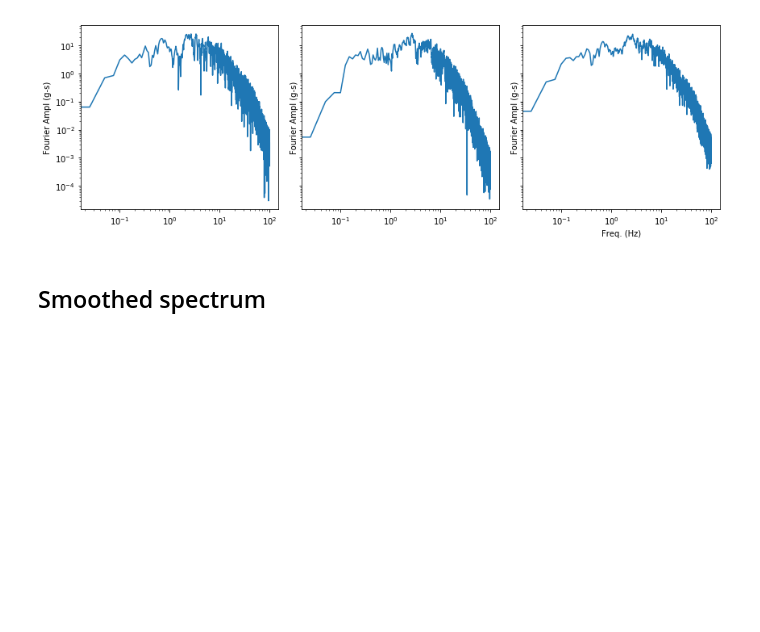
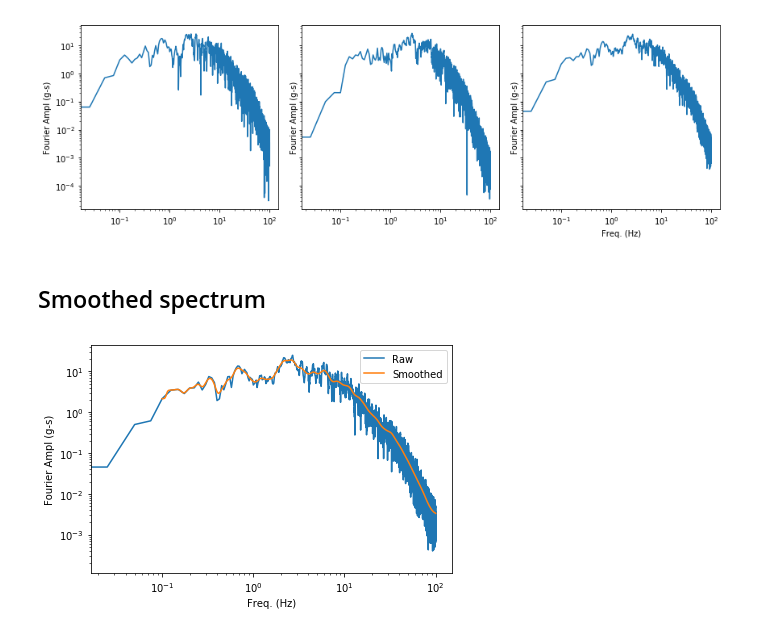
Before and after one commit to noah-de/NEES, a Jupyter notebook: effective_amp_spectrum.ipynb, the cells around one changed output. Drawn from its saved outputs; the diff is of its cells as text; code cells hidden in the pictures; blank space fills up the shorter version.

Commit message:
Using konno_omachi_smooth requires floating point division from __future__

```diff
--- a/effective_amp_spectrum.ipynb
+++ b/effective_amp_spectrum.ipynb
@@ -88,21 +95,37 @@ def konno_omachi_smooth(freqs, amps, bandwidth, fc):
             window = 1.
         elif (abs(freq - 0) < 1E-6) or (abs(fc - 0) < 1E-6):
             window = 0
-        elif (freq / fc) > max_ratio or (fc / freq) > max_ratio:
+        elif (freq / float(fc)) > max_ratio or (fc / float(freq)) > max_ratio:
             continue
         else:
-            x = bandwidth * np.log10(freq / fc)
-            window = (np.sin(x) / x) ** 4
+            x = bandwidth * np.log10(freq / float(fc))
+            window = (np.sin(x) / float(x)) ** 4
 
         total += window * amps[i]
         window_total += window
 
-    return total / window_total
+    return total / float(window_total)
 # %%
 ko_bandwidth = 30
 freqs_interp = np.logspace(-1, 2, num=301)
-# list comprehension from python 3 needs to be made to work in python 2
-#smoothed = np.array([
-#    konno_omachi_smooth(freqs, effect_amps, ko_bandwidth, fc)
-#    for fc in freqs_interp
-#])
+
+# Floating point division (from Python 3) is needed to run konno_omachi_smooth
+smoothed = np.array([
+    konno_omachi_smooth(freqs, effect_amps, ko_bandwidth, fc)
+    for fc in freqs_interp
+])
+# %%
+fig, ax = plt.subplots()
+
+ax.plot(freqs, effect_amps, label='Raw')
+ax.plot(freqs_interp, smoothed, label='Smoothed')
+
+ax.set(
+    xlabel='Freq. (Hz)', xscale='log',
+    ylabel='Fourier Ampl (g-s)', yscale='log'
+)
+ax.legend()
+
+fig.tight_layout()
+# %% [output]
+[figure, added]
```
Also changed, not shown: parts of 2 cells of this notebook.
